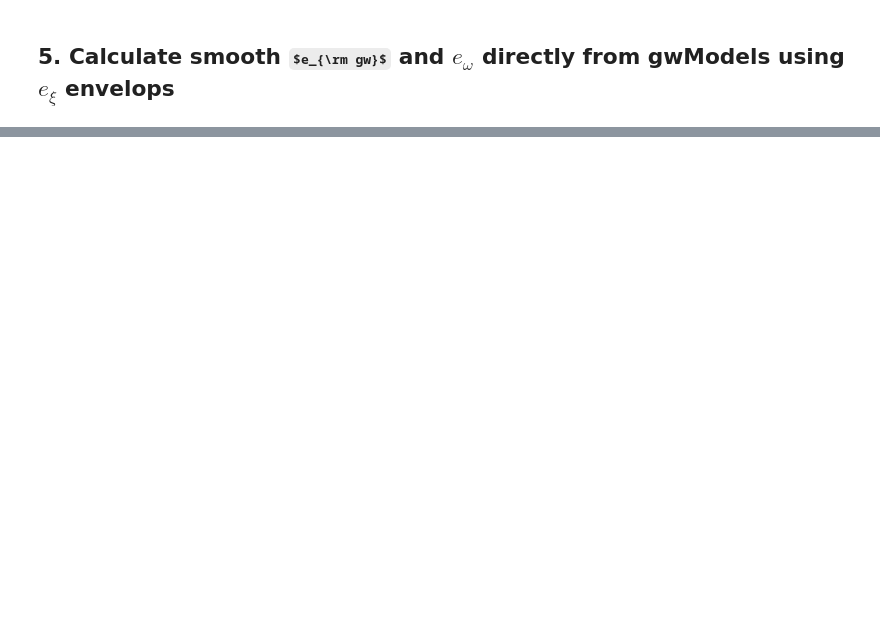
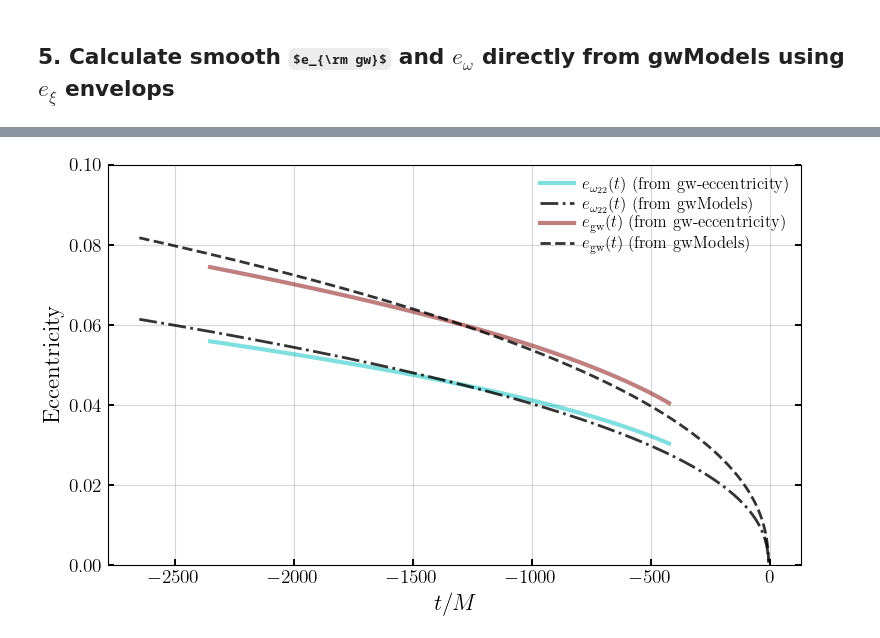
Before and after one commit to tousifislam/gwModels, a Jupyter notebook: tutorials/3_1_eccentricity_estimation_nonprecessing.ipynb, the cells around one changed output, grey strips where cells are left out. Cells and saved outputs as stored; diff of their text form; code cells hidden in the pictures; some formulas as TeX source; blank space fills up the shorter version.

```diff
--- a/tutorials/3_1_eccentricity_estimation_nonprecessing.ipynb
+++ b/tutorials/3_1_eccentricity_estimation_nonprecessing.ipynb
@@ -178,17 +175,19 @@ eobj = gwModels.ecc_measures.ComputeEccentricityFromOmega(time_xi=obj.time_xi,
 # %%
 plt.figure(figsize=(8,5))
-plt.plot(gwecc_object.t_for_checks, gwecc_object.e_omega22, c='c', ls='-', alpha=0.5,
+plt.plot(gwecc_object.t_for_checks, gwecc_object.e_omega_gw, c='c', ls='-', alpha=0.5,
          label='$e_{\\omega_{22}}(t)$ (from gw-eccentricity)', lw=3)
 plt.plot(obj.time_xi, eobj.ecc_omega22, c='k', alpha=0.8, lw=2, ls='-.', label='$e_{\\omega_{22}}(t)$ (from gwModels)')
 plt.plot(gwecc_object.t_for_checks, gwecc_object.ecc_for_checks, c='maroon', alpha=0.5,
          label='$e_{\\rm gw}(t)$ (from gw-eccentricity)', lw=3)
 plt.plot(obj.time_xi, eobj.ecc_gw, c='k', alpha=0.8, lw=2, ls='--', label='$e_{\\rm gw}(t)$ (from gwModels)')
 plt.xlabel('$t/M$')
 plt.ylabel('$\\rm Eccentricity$')
 plt.ylim(0.00,0.1)
 plt.legend(frameon=False)
 plt.tight_layout()
 plt.show()
+# %% [output]
+[figure, added]
 # %%
 plt.figure(figsize=(8,5))
 plt.plot(obj.time_xi, obj.ecc_xi, label='$e_{\\xi}(t)$: (from gwModels)')
```
Also changed, not shown: parts of 11 cells of this notebook.
